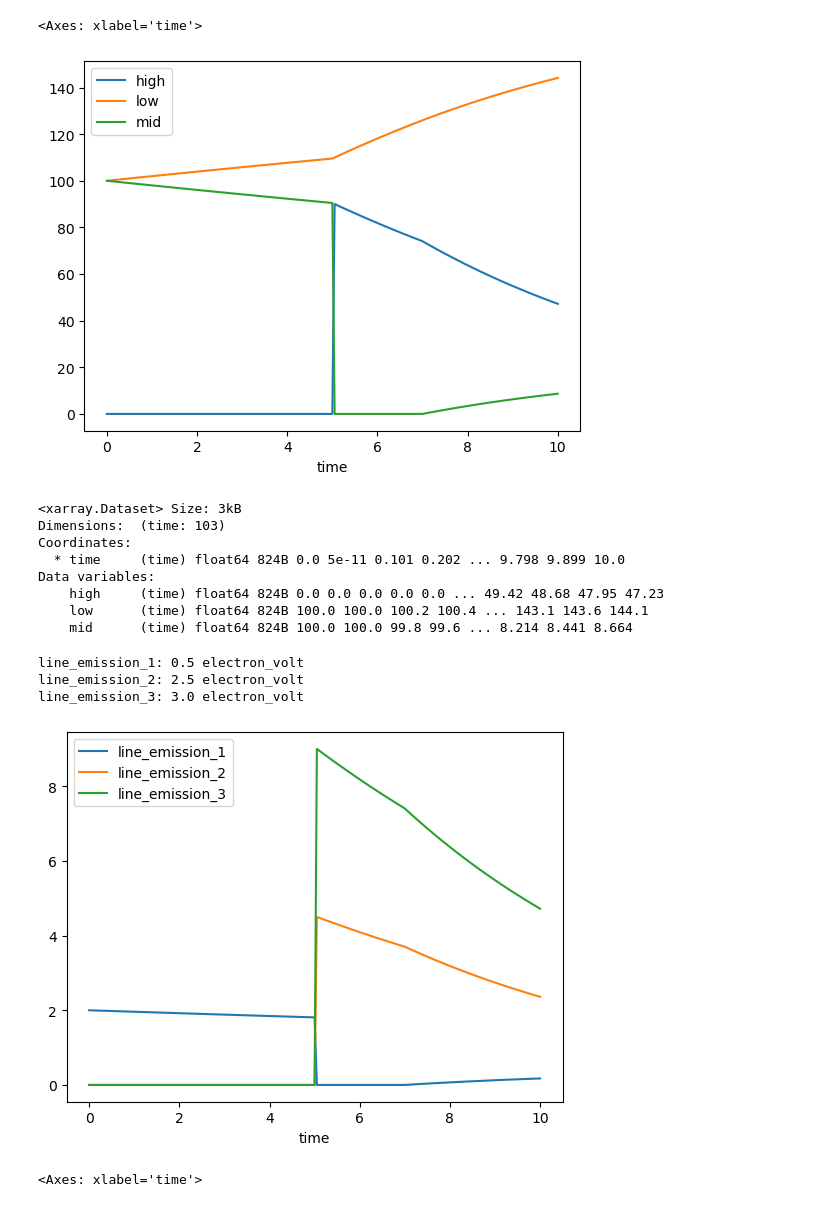
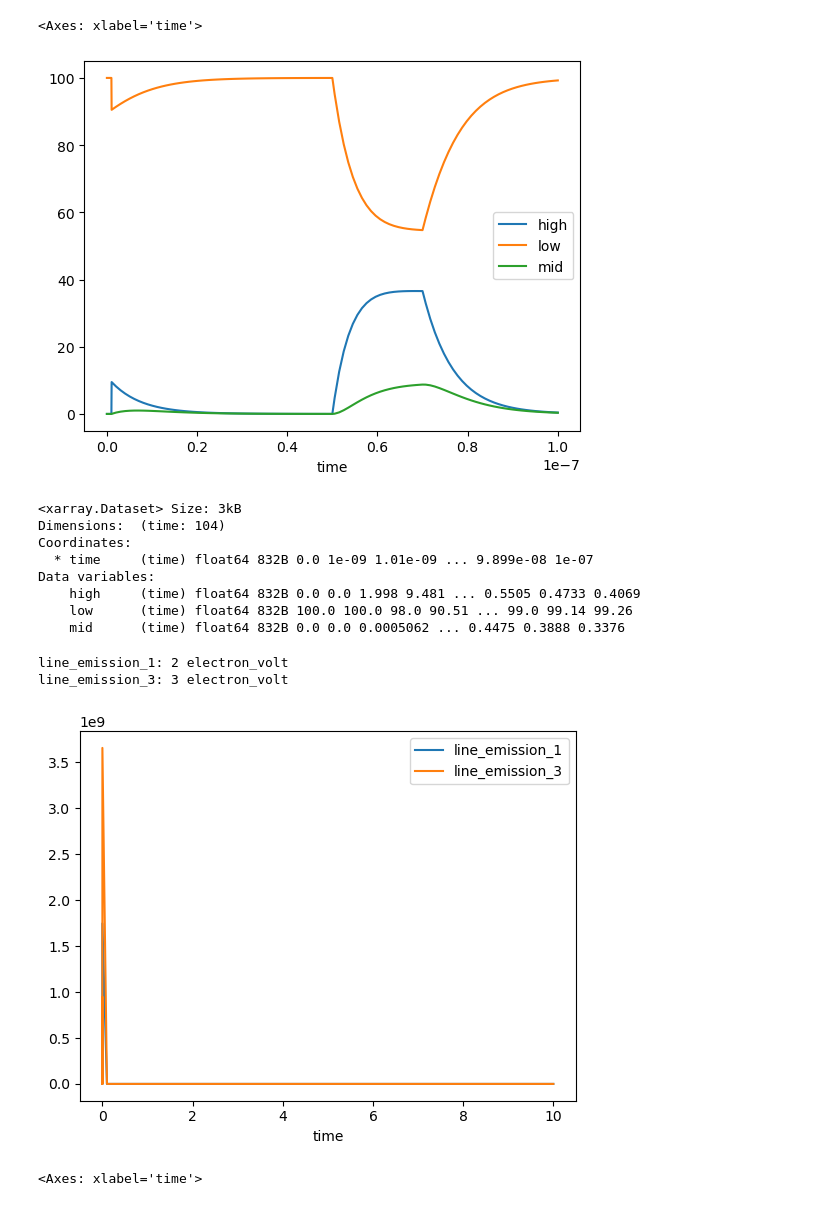
Before and after one commit to dyscolab/jablonski, a Jupyter notebook: examples/time_resolved.ipynb, the cells around one changed output. Drawn from its saved outputs; the diff is of its cells as text; code cells hidden in the pictures.

```diff
--- a/examples/time_resolved.ipynb
+++ b/examples/time_resolved.ipynb
@@ -1,13 +1,13 @@
 # %%
 import numpy as np
 import pint
-from poincare import Simulator
 
 from jablonski import (
+    Simulator,
     SingletState,
     SpectroscopicSystem,
+    TripletState,
     initial,
-    transitions,
 )
 from jablonski.simulation import (
     delta_excitation,
@@ -15,52 +15,54 @@ from jablonski.simulation import (
     pulse_excitation,
     spectral_time_resolved_emission,
 )
+from jablonski.transitions import (
+    Absorption,
+    Fluorescence,
+    IntersystemCrossing,
+    Phosphorescence,
+)
 
 u = pint.get_application_registry()
 
 
 class Model(SpectroscopicSystem):
-    low: SingletState = initial(4.5 * u.eV, "singlet", default=100)
-    mid: SingletState = initial(5 * u.eV, "singlet", default=100)
-    high: SingletState = initial(7.5 * u.eV, "singlet", default=0)
+    # Define states with energies, mid is a triplet state
+    low: SingletState = initial(0 * u.eV, "singlet", default=100)
+    mid: TripletState = initial(2 * u.eV, "triplet", default=0)
+    high: SingletState = initial(3 * u.eV, "singlet", default=0)
 
-    absorption_1 = transitions.Absorption(
-        ground=low, excited=high, rate=1e-15 * u.cm**2
-    )
-    absorption_2 = transitions.Absorption(ground=low, excited=mid, rate=2e-15 * u.cm**2)
-    absorption_3 = transitions.Absorption(
-        ground=mid, excited=high, rate=0.5e-15 * u.cm**2
-    )
-    emission_1 = transitions.Fluorescence(ground=low, excited=mid, rate=2e-2 / u.s)
-    emission_2 = transitions.Fluorescence(ground=mid, excited=high, rate=0.5e-1 / u.s)
-    emission_3 = transitions.Fluorescence(ground=low, excited=high, rate=1e-1 / u.s)
+    # Define absorptions and emissions
+    absorption_1 = Absorption(ground=low, excited=high, rate=1e-15 * u.cm**2)
+    emission_1 = Phosphorescence(ground=low, excited=mid, rate=2e8 / u.s)
+    emission_2 = IntersystemCrossing(source=high, target=mid, rate=0.5e8 / u.s)
+    emission_3 = Fluorescence(ground=low, excited=high, rate=1e8 / u.s)
 
 
 sim = Simulator(Model)
 # %%
 # Picewise simulation with a delta excitation at t = 0 and a pulse between t = 5 and t = 7
 delta = delta_excitation(
-    Model.absorption_3, start=0 * u.s, area=1e22 / u.cm**2
+    Model.absorption_1, start=0.1e-8 * u.s, area=1e14 / u.cm**2
 )  # delta excitiation
 pulse = pulse_excitation(
-    Model.absorption_3, start=5, width=2, height=1e23 / (u.cm**2 * u.s)
+    Model.absorption_1, start=5e-8, width=2e-8, height=1e23 / (u.cm**2 * u.s)
 )  # delta excitiation
-result_1 = piecewise(sim, events=delta | pulse, save_at=np.linspace(0, 10, 100))
+result_1 = piecewise(sim, events=delta | pulse, save_at=np.linspace(0, 10e-8, 100))
 result_1.to_dataframe().plot()
 # %% [output]
 <Axes: xlabel='time'>
-[figure, old version]
+[figure, new version]
 # %%
 result_1
 # %% [output]
 <xarray.Dataset> Size: 3kB
-Dimensions:  (time: 103)
+Dimensions:  (time: 104)
 Coordinates:
-  * time     (time) float64 824B 0.0 5e-11 0.101 0.202 ... 9.798 9.899 10.0
+  * time     (time) float64 832B 0.0 1e-09 1.01e-09 ... 9.899e-08 1e-07
 Data variables:
-    high     (time) float64 824B 0.0 0.0 0.0 0.0 0.0 ... 49.42 48.68 47.95 47.23
-    low      (time) float64 824B 100.0 100.0 100.2 100.4 ... 143.1 143.6 144.1
-    mid      (time) float64 824B 100.0 100.0 99.8 99.6 ... 8.214 8.441 8.664
+    high     (time) float64 832B 0.0 0.0 1.998 9.481 ... 0.5505 0.4733 0.4069
+    low      (time) float64 832B 100.0 100.0 98.0 90.51 ... 99.0 99.14 99.26
+    mid      (time) float64 832B 0.0 0.0 0.0005062 ... 0.4475 0.3888 0.3376
 # %%
 # spectral time resolved emission for same excitation
 result_2 = spectral_time_resolved_emission(
@@ -72,10 +74,9 @@ result_2.pint.dequantify().to_dataframe().plot()
 for line, energy in result_2.attrs.items():
     print(f"{line}: {energy}")
 # %% [output]
-line_emission_1: 0.5 electron_volt
-line_emission_2: 2.5 electron_volt
-line_emission_3: 3.0 electron_volt
+line_emission_1: 2 electron_volt
+line_emission_3: 3 electron_volt
-[figure, old version]
+[figure, new version]
 # %%
 # join_by_energy groups lines of the same energy and outputs energy instead of name
 result_2 = spectral_time_resolved_emission(
```
Also changed, not shown: 1 other file.
